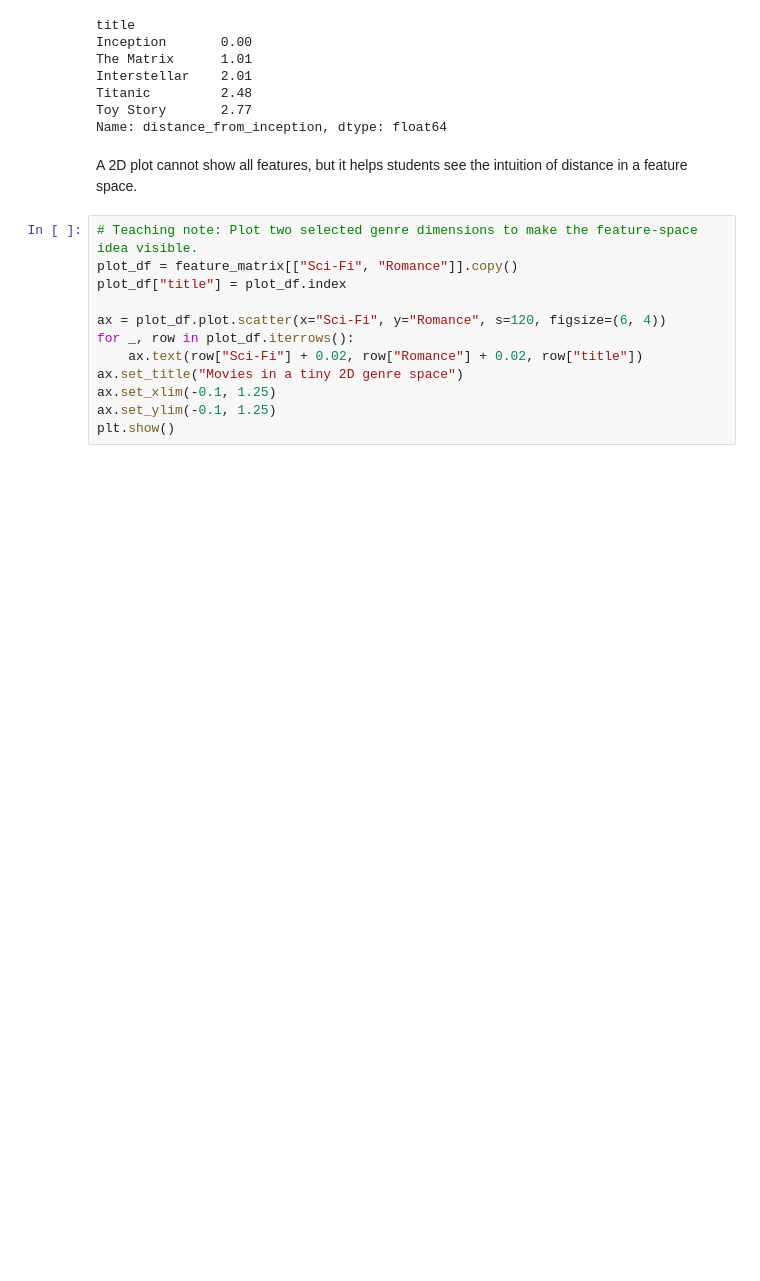
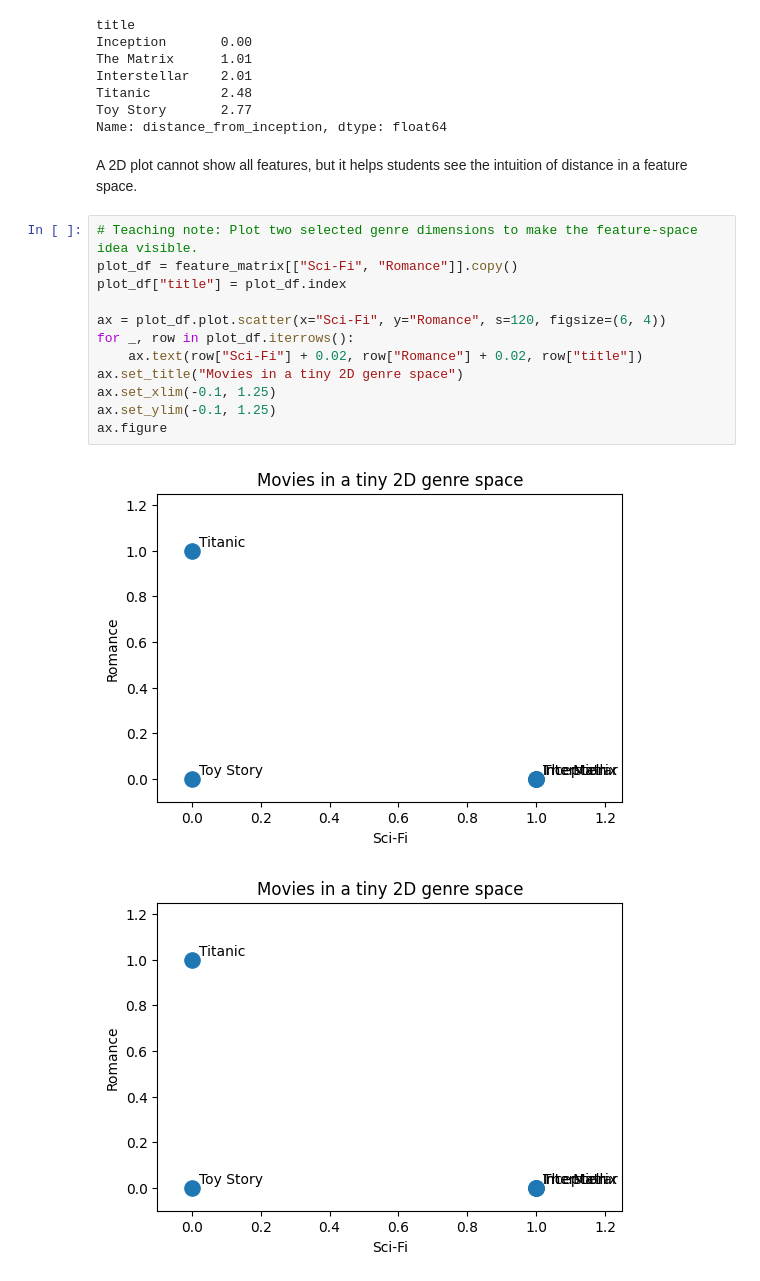
Before and after one commit to MehrdadJalali-AI/RecommenderSystems, a Jupyter notebook: chapter_02_content_based/01_feature_vectors_and_similarity.ipynb, the cells around one changed output. Drawn from its saved outputs; the diff is of its cells as text; blank space fills up the shorter version.

```diff
--- a/chapter_02_content_based/01_feature_vectors_and_similarity.ipynb
+++ b/chapter_02_content_based/01_feature_vectors_and_similarity.ipynb
@@ -159,15 +158,18 @@ A 2D plot cannot show all features, but it helps students see the intuition of d
 # %%
 # Teaching note: Plot two selected genre dimensions to make the feature-space idea visible.
 plot_df = feature_matrix[["Sci-Fi", "Romance"]].copy()
 plot_df["title"] = plot_df.index
 
 ax = plot_df.plot.scatter(x="Sci-Fi", y="Romance", s=120, figsize=(6, 4))
 for _, row in plot_df.iterrows():
     ax.text(row["Sci-Fi"] + 0.02, row["Romance"] + 0.02, row["title"])
 ax.set_title("Movies in a tiny 2D genre space")
 ax.set_xlim(-0.1, 1.25)
 ax.set_ylim(-0.1, 1.25)
-plt.show()
+ax.figure
+# %% [output]
+[figure, added]
+[figure, added]
 # %% [markdown]
 ## What did we learn?
 
```
Also changed, not shown: parts of 2 cells of this notebook, 5 other files.
